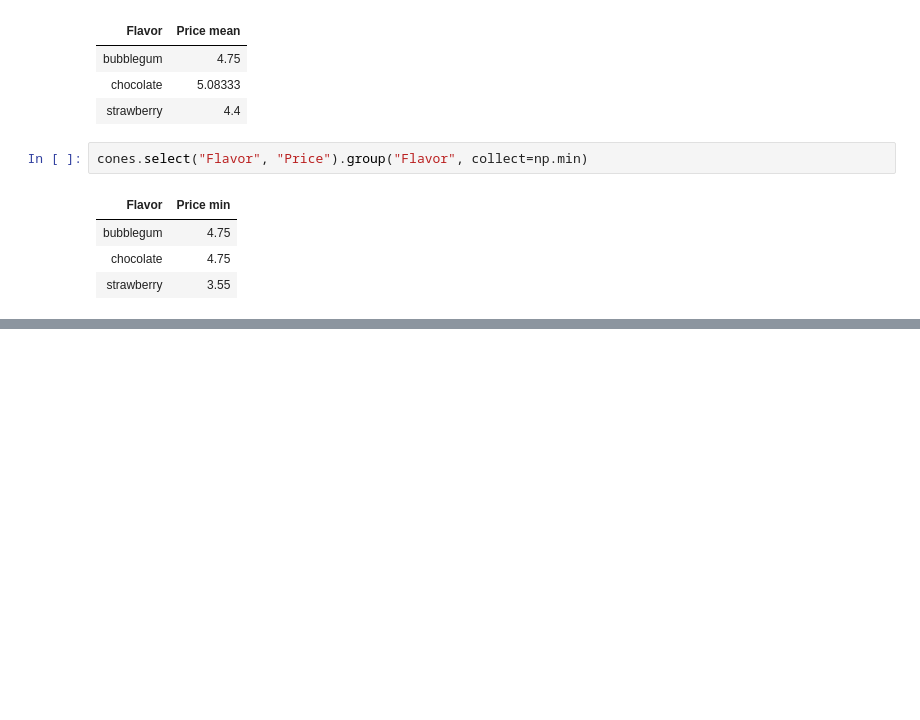
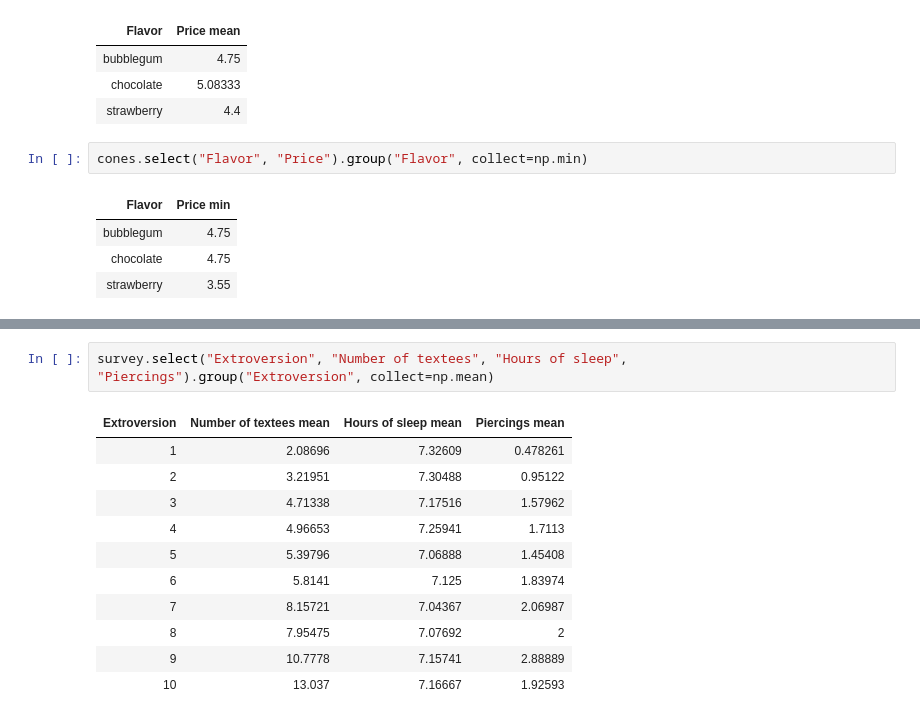
Before and after one commit to lochnes-007/Data8, a Jupyter notebook: 10-Groups.ipynb, the cells around one changed output, grey strips where cells are left out. Cells and saved outputs as stored; diff of their text form; blank space fills up the shorter version.

Commit message:
done  w Groups

```diff
--- a/10-Groups.ipynb
+++ b/10-Groups.ipynb
@@ -222,0 +234,14 @@ cones.select("Flavor", "Price").group("Flavor", collect=np.min)
+# %%
+survey.select("Extroversion", "Number of textees", "Hours of sleep", "Piercings").group("Extroversion", collect=np.mean)
+# %% [output]
+| Extroversion | Number of textees mean | Hours of sleep mean | Piercings mean |
+| 1 | 2.08696 | 7.32609 | 0.478261 |
+| 2 | 3.21951 | 7.30488 | 0.95122 |
+| 3 | 4.71338 | 7.17516 | 1.57962 |
+| 4 | 4.96653 | 7.25941 | 1.7113 |
+| 5 | 5.39796 | 7.06888 | 1.45408 |
+| 6 | 5.8141 | 7.125 | 1.83974 |
+| 7 | 8.15721 | 7.04367 | 2.06987 |
+| 8 | 7.95475 | 7.07692 | 2 |
+| 9 | 10.7778 | 7.15741 | 2.88889 |
+| 10 | 13.037 | 7.16667 | 1.92593 |
```
Also changed, not shown: parts of 2 cells of this notebook.
